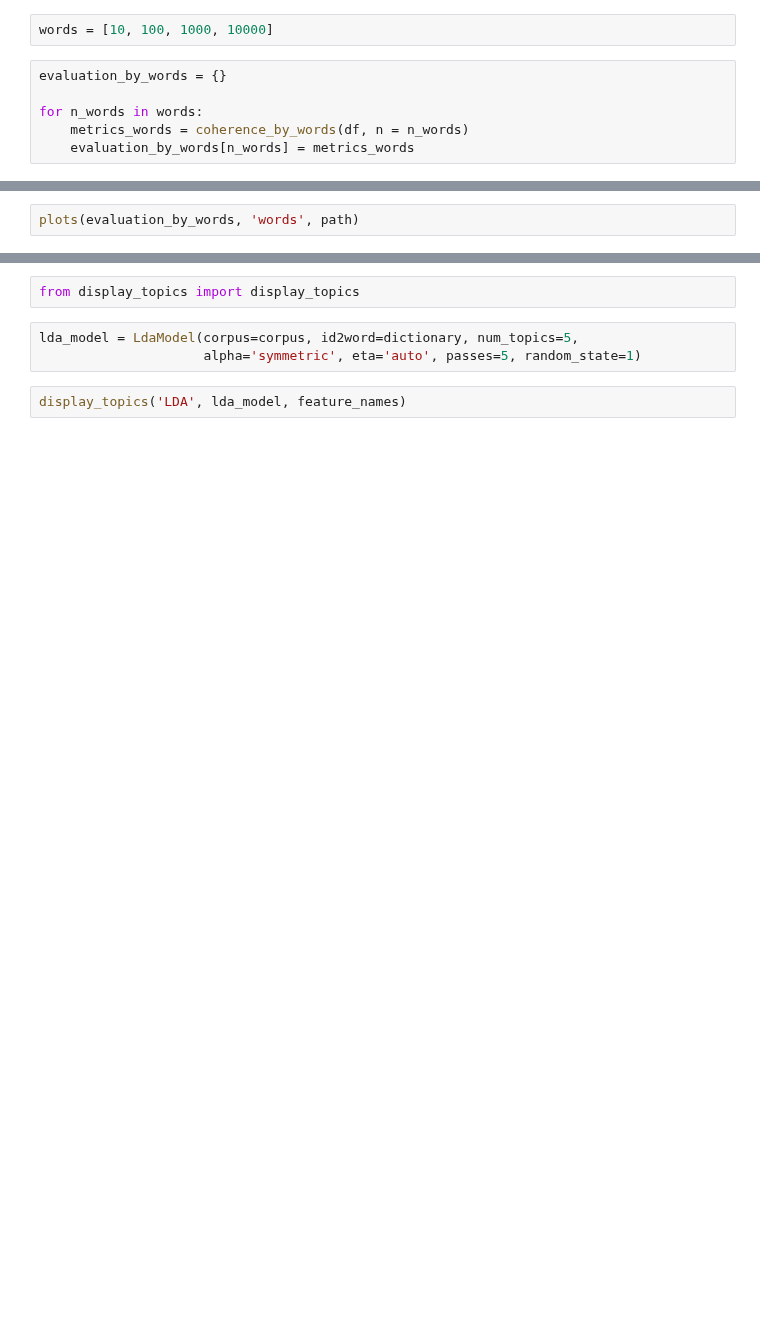
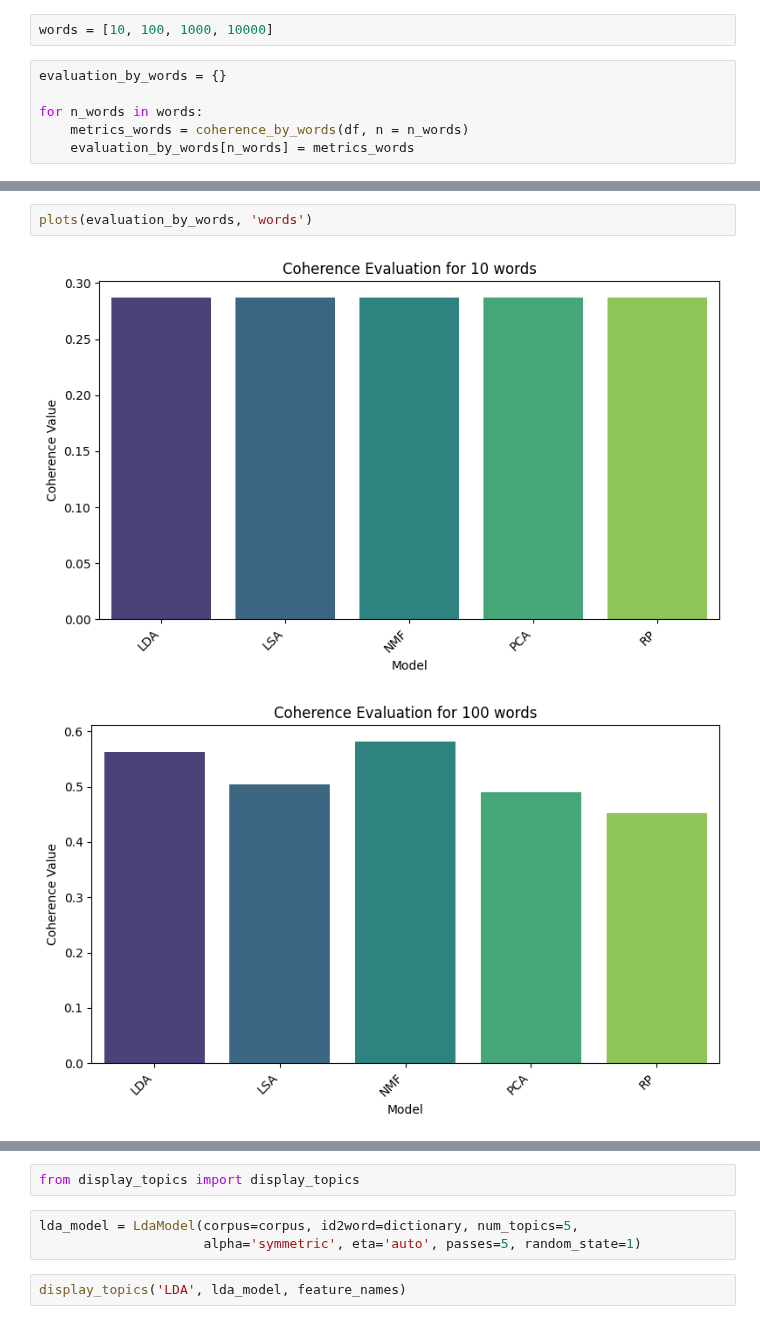
Before and after one commit to AndreFerrero/topic-modelling, a Jupyter notebook: scripts/models.ipynb, the cells around one changed output, grey strips where cells are left out. Saved outputs shown, nothing was run; the diff lists cells and outputs as text; blank space fills up the shorter version.

```diff
--- a/scripts/models.ipynb
+++ b/scripts/models.ipynb
@@ -108,2 +177,5 @@ plots(evaluation_by_topics, 'topics', path)
 # %%
-plots(evaluation_by_words, 'words', path)
+plots(evaluation_by_words, 'words')
+# %% [output]
+[figure, added]
+[figure, added]
```
Also changed, not shown: parts of 22 cells of this notebook, 18 other files.
